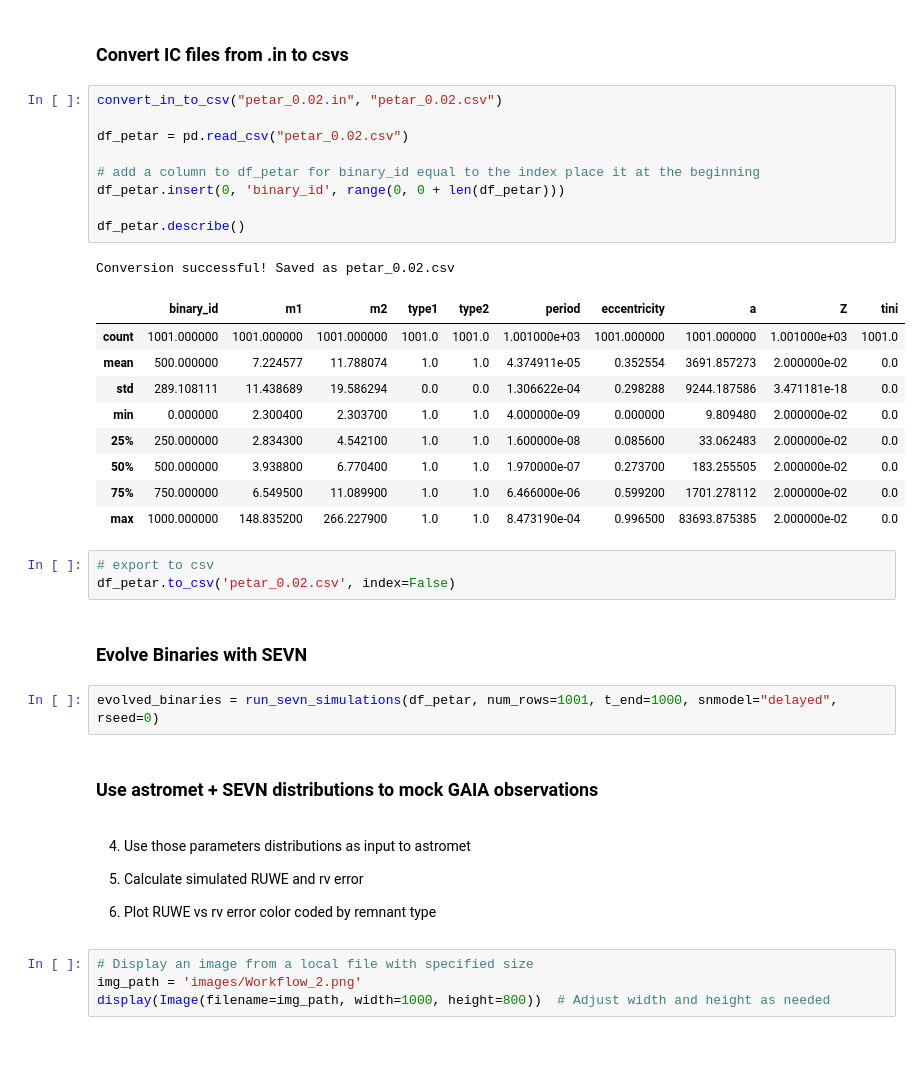
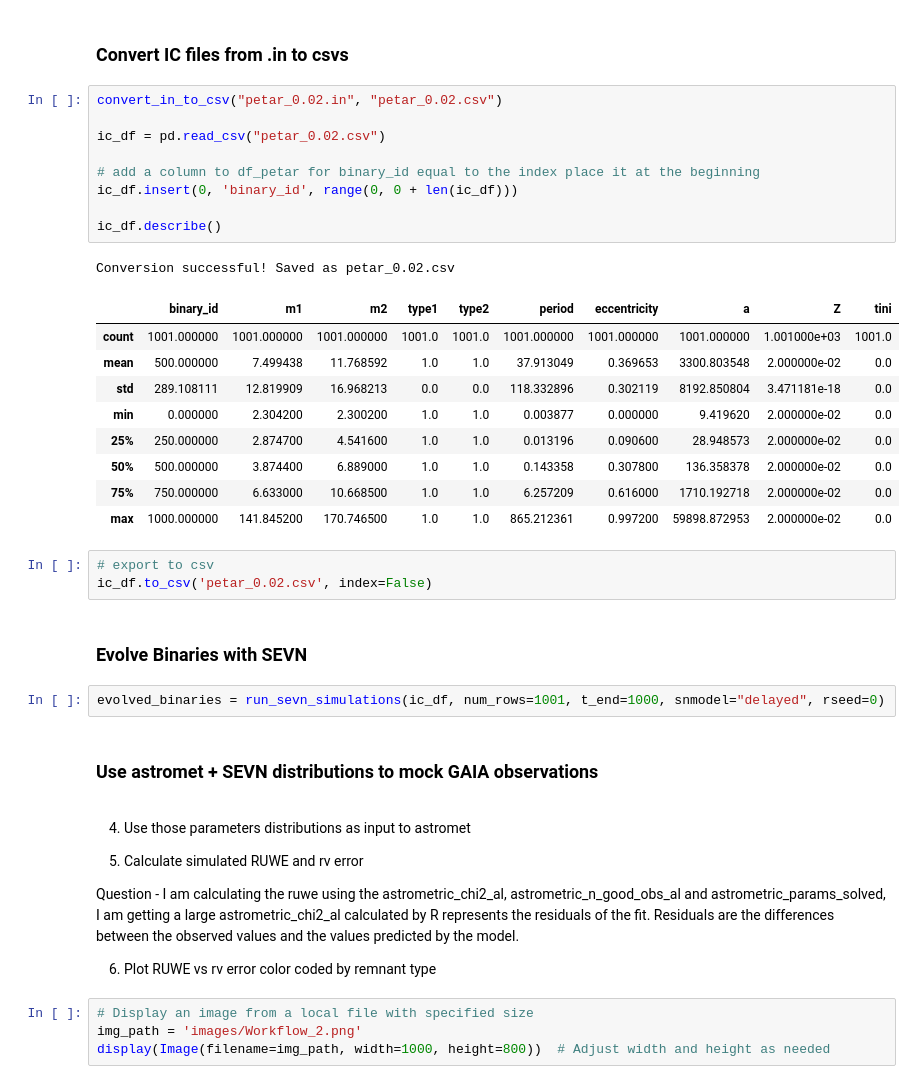
Before and after one commit to kostas-panagiotakis/thesis, a Jupyter notebook: read_IC_and_evolve.ipynb, the cells around one changed output. Drawn from its saved outputs; the diff is of its cells as text; blank space fills up the shorter version.

```diff
--- a/read_IC_and_evolve.ipynb
+++ b/read_IC_and_evolve.ipynb
@@ -89,30 +92,30 @@ Building a population of binaries based on Sana+2012 and Kroupa2001
 # %%
 convert_in_to_csv("petar_0.02.in", "petar_0.02.csv")
 
-df_petar = pd.read_csv("petar_0.02.csv")
+ic_df = pd.read_csv("petar_0.02.csv")
 
 # add a column to df_petar for binary_id equal to the index place it at the beginning
-df_petar.insert(0, 'binary_id', range(0, 0 + len(df_petar)))
+ic_df.insert(0, 'binary_id', range(0, 0 + len(ic_df)))
 
-df_petar.describe()
+ic_df.describe()
 # %% [output]
 Conversion successful! Saved as petar_0.02.csv
 |  | binary_id | m1 | m2 | type1 | type2 | period | eccentricity | a | Z | tini |
-| count | 1001.000000 | 1001.000000 | 1001.000000 | 1001.0 | 1001.0 | 1.001000e+03 | 1001.000000 | 1001.000000 | 1.001000e+03 | 1001.0 |
-| mean | 500.000000 | 7.224577 | 11.788074 | 1.0 | 1.0 | 4.374911e-05 | 0.352554 | 3691.857273 | 2.000000e-02 | 0.0 |
-| std | 289.108111 | 11.438689 | 19.586294 | 0.0 | 0.0 | 1.306622e-04 | 0.298288 | 9244.187586 | 3.471181e-18 | 0.0 |
-| min | 0.000000 | 2.300400 | 2.303700 | 1.0 | 1.0 | 4.000000e-09 | 0.000000 | 9.809480 | 2.000000e-02 | 0.0 |
-| 25% | 250.000000 | 2.834300 | 4.542100 | 1.0 | 1.0 | 1.600000e-08 | 0.085600 | 33.062483 | 2.000000e-02 | 0.0 |
-| 50% | 500.000000 | 3.938800 | 6.770400 | 1.0 | 1.0 | 1.970000e-07 | 0.273700 | 183.255505 | 2.000000e-02 | 0.0 |
-| 75% | 750.000000 | 6.549500 | 11.089900 | 1.0 | 1.0 | 6.466000e-06 | 0.599200 | 1701.278112 | 2.000000e-02 | 0.0 |
-| max | 1000.000000 | 148.835200 | 266.227900 | 1.0 | 1.0 | 8.473190e-04 | 0.996500 | 83693.875385 | 2.000000e-02 | 0.0 |
+| count | 1001.000000 | 1001.000000 | 1001.000000 | 1001.0 | 1001.0 | 1001.000000 | 1001.000000 | 1001.000000 | 1.001000e+03 | 1001.0 |
+| mean | 500.000000 | 7.499438 | 11.768592 | 1.0 | 1.0 | 37.913049 | 0.369653 | 3300.803548 | 2.000000e-02 | 0.0 |
+| std | 289.108111 | 12.819909 | 16.968213 | 0.0 | 0.0 | 118.332896 | 0.302119 | 8192.850804 | 3.471181e-18 | 0.0 |
+| min | 0.000000 | 2.304200 | 2.300200 | 1.0 | 1.0 | 0.003877 | 0.000000 | 9.419620 | 2.000000e-02 | 0.0 |
+| 25% | 250.000000 | 2.874700 | 4.541600 | 1.0 | 1.0 | 0.013196 | 0.090600 | 28.948573 | 2.000000e-02 | 0.0 |
+| 50% | 500.000000 | 3.874400 | 6.889000 | 1.0 | 1.0 | 0.143358 | 0.307800 | 136.358378 | 2.000000e-02 | 0.0 |
+| 75% | 750.000000 | 6.633000 | 10.668500 | 1.0 | 1.0 | 6.257209 | 0.616000 | 1710.192718 | 2.000000e-02 | 0.0 |
+| max | 1000.000000 | 141.845200 | 170.746500 | 1.0 | 1.0 | 865.212361 | 0.997200 | 59898.872953 | 2.000000e-02 | 0.0 |
 # %%
 # export to csv
-df_petar.to_csv('petar_0.02.csv', index=False)
+ic_df.to_csv('petar_0.02.csv', index=False)
 # %% [markdown]
 ### **Evolve Binaries with SEVN**
 # %%
-evolved_binaries = run_sevn_simulations(df_petar, num_rows=1001, t_end=1000, snmodel="delayed", rseed=0)
+evolved_binaries = run_sevn_simulations(ic_df, num_rows=1001, t_end=1000, snmodel="delayed", rseed=0)
 # %% [markdown]
 ### **Use astromet + SEVN distributions to mock GAIA observations**
 # %% [markdown]
@@ -120,6 +123,8 @@ evolved_binaries = run_sevn_simulations(df_petar, num_rows=1001, t_end=1000, snm
 
 5) Calculate simulated RUWE and rv error
 
+Question - I am calculating the ruwe using the astrometric_chi2_al, astrometric_n_good_obs_al and astrometric_params_solved, I am getting a large astrometric_chi2_al calculated by R represents the residuals of the fit. Residuals are the differences between the observed values and the values predicted by the model.
+
 6) Plot RUWE vs rv error color coded by remnant type
 # %%
 # Display an image from a local file with specified size
```
Also changed, not shown: parts of 14 cells of this notebook.
